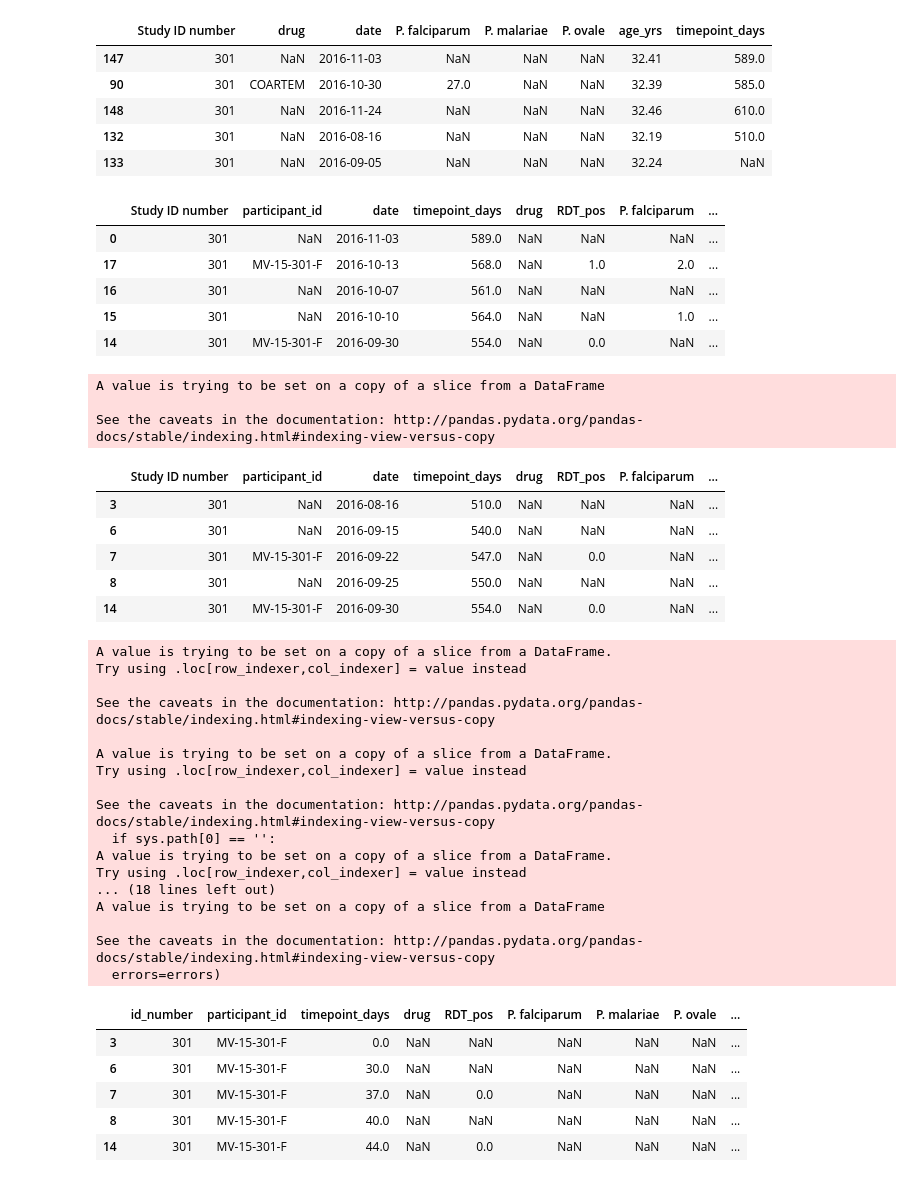
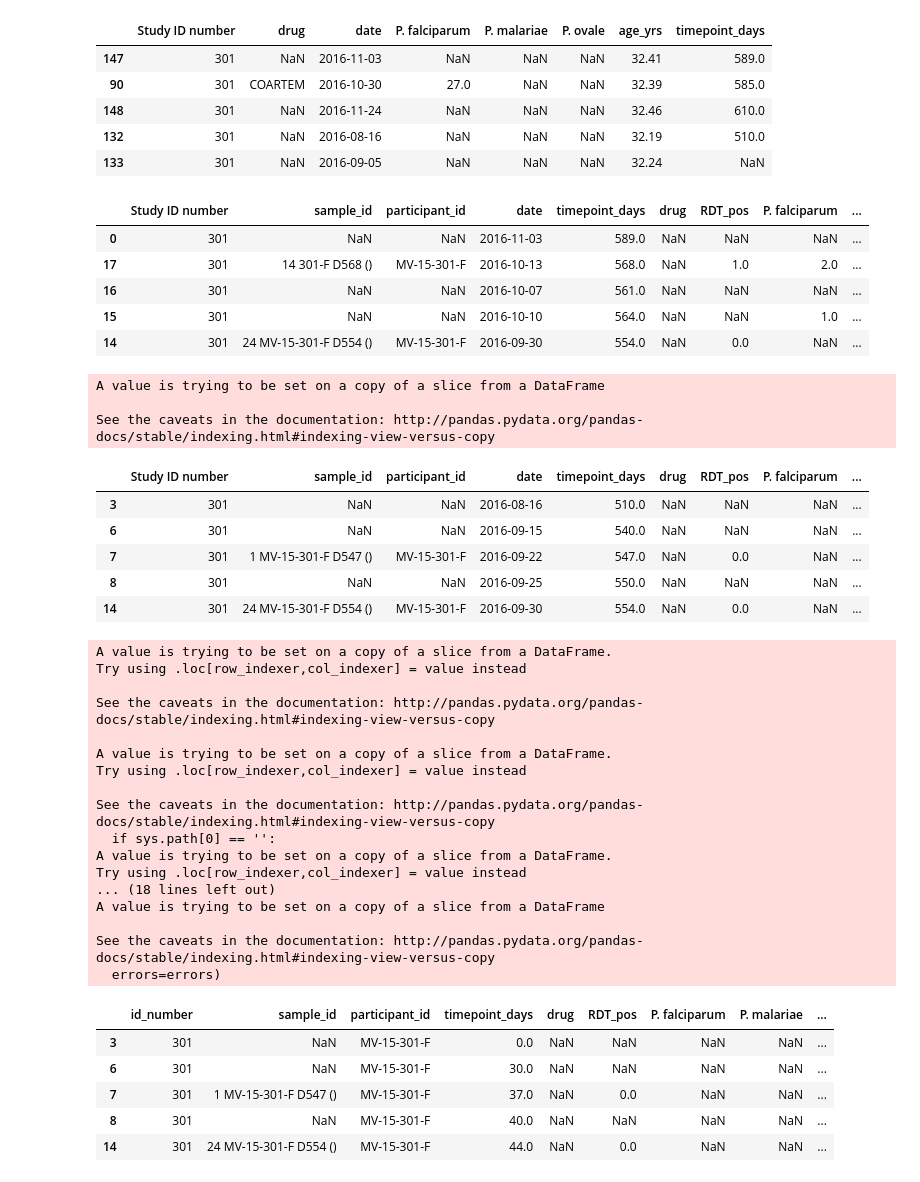
Before and after one commit to MACEPA/DIAMETER, a Jupyter notebook: ipynbs/processing/mali_data_merging.ipynb, the cells around one changed output. Cells and saved outputs as stored; diff of their text form; code cells hidden in the pictures.

```diff
--- a/ipynbs/processing/mali_data_merging.ipynb
+++ b/ipynbs/processing/mali_data_merging.ipynb
@@ -16,7 +16,7 @@ semi_formatted = pd.read_csv('{}/formatted_4plex_NIH_clinical.csv'.format(root_p
 semi_formatted['Study ID number'] = semi_formatted.apply(parse_id, axis=1)
 semi_formatted['timepoint_days'] = semi_formatted['timepoint_days'].apply(int)
 semi_formatted['Study ID number'] = semi_formatted['Study ID number'].apply(int)
-semi_formatted = semi_formatted[['participant_id', 'timepoint_days', 'RDT_pos', 'HRP2_pg_ml',
+semi_formatted = semi_formatted[['sample_id', 'participant_id', 'timepoint_days', 'RDT_pos', 'HRP2_pg_ml',
                                  'LDH_Pan_pg_ml', 'LDH_Pv_pg_ml', 'CRP_ng_ml', 'HRP2_result',
                                  'LDH_Pan_result', 'LDH_Pv_result', 'Study ID number']]
 semi_formatted.head()
@@ -95,20 +95,20 @@ check_combo.head()
 # %%
 all_combo = check_combo.merge(semi_formatted, how='outer',
                               on=['Study ID number', 'timepoint_days'], suffixes=(False, False))
-all_combo = all_combo[['Study ID number', 'participant_id', 'date', 'timepoint_days', 'drug',
+all_combo = all_combo[['Study ID number', 'sample_id', 'participant_id', 'date', 'timepoint_days', 'drug',
                        'RDT_pos', 'P. falciparum', 'P. malariae', 'P. ovale', 'age_yrs',
                        'HRP2_pg_ml', 'LDH_Pan_pg_ml', 'LDH_Pv_pg_ml', 'CRP_ng_ml',
                        'HRP2_result', 'LDH_Pan_result', 'LDH_Pv_result']]
 all_combo.sort_values(['Study ID number'], inplace=True)
 all_combo['date'] = pd.to_datetime(all_combo['date'])
 all_combo.head()
 # %% [output]
-|  | Study ID number | participant_id | date | timepoint_days | drug | RDT_pos | P. falciparum | ... |
-| 0 | 301 | NaN | 2016-11-03 | 589.0 | NaN | NaN | NaN | ... |
-| 17 | 301 | MV-15-301-F | 2016-10-13 | 568.0 | NaN | 1.0 | 2.0 | ... |
-| 16 | 301 | NaN | 2016-10-07 | 561.0 | NaN | NaN | NaN | ... |
-| 15 | 301 | NaN | 2016-10-10 | 564.0 | NaN | NaN | 1.0 | ... |
-| 14 | 301 | MV-15-301-F | 2016-09-30 | 554.0 | NaN | 0.0 | NaN | ... |
+|  | Study ID number | sample_id | participant_id | date | timepoint_days | drug | RDT_pos | P. falciparum | ... |
+| 0 | 301 | NaN | NaN | 2016-11-03 | 589.0 | NaN | NaN | NaN | ... |
+| 17 | 301 | 14 301-F D568 () | MV-15-301-F | 2016-10-13 | 568.0 | NaN | 1.0 | 2.0 | ... |
+| 16 | 301 | NaN | NaN | 2016-10-07 | 561.0 | NaN | NaN | NaN | ... |
+| 15 | 301 | NaN | NaN | 2016-10-10 | 564.0 | NaN | NaN | 1.0 | ... |
+| 14 | 301 | 24 MV-15-301-F D554 () | MV-15-301-F | 2016-09-30 | 554.0 | NaN | 0.0 | NaN | ... |
 # %%
 check = all_combo.loc[all_combo['Study ID number'] == 301]
 check.sort_values('timepoint_days', inplace=True)
@@ -117,12 +117,12 @@ check.head()
 A value is trying to be set on a copy of a slice from a DataFrame
 
 See the caveats in the documentation: http://pandas.pydata.org/pandas-docs/stable/indexing.html#indexing-view-versus-copy
-|  | Study ID number | participant_id | date | timepoint_days | drug | RDT_pos | P. falciparum | ... |
-| 3 | 301 | NaN | 2016-08-16 | 510.0 | NaN | NaN | NaN | ... |
-| 6 | 301 | NaN | 2016-09-15 | 540.0 | NaN | NaN | NaN | ... |
-| 7 | 301 | MV-15-301-F | 2016-09-22 | 547.0 | NaN | 0.0 | NaN | ... |
-| 8 | 301 | NaN | 2016-09-25 | 550.0 | NaN | NaN | NaN | ... |
-| 14 | 301 | MV-15-301-F | 2016-09-30 | 554.0 | NaN | 0.0 | NaN | ... |
+|  | Study ID number | sample_id | participant_id | date | timepoint_days | drug | RDT_pos | P. falciparum | ... |
+| 3 | 301 | NaN | NaN | 2016-08-16 | 510.0 | NaN | NaN | NaN | ... |
+| 6 | 301 | NaN | NaN | 2016-09-15 | 540.0 | NaN | NaN | NaN | ... |
+| 7 | 301 | 1 MV-15-301-F D547 () | MV-15-301-F | 2016-09-22 | 547.0 | NaN | 0.0 | NaN | ... |
+| 8 | 301 | NaN | NaN | 2016-09-25 | 550.0 | NaN | NaN | NaN | ... |
+| 14 | 301 | 24 MV-15-301-F D554 () | MV-15-301-F | 2016-09-30 | 554.0 | NaN | 0.0 | NaN | ... |
 # %%
 rebuilt_df = []
 for sid in all_combo['Study ID number'].unique():
@@ -164,11 +164,11 @@ A value is trying to be set on a copy of a slice from a DataFrame
 
 See the caveats in the documentation: http://pandas.pydata.org/pandas-docs/stable/indexing.html#indexing-view-versus-copy
   errors=errors)
-|  | id_number | participant_id | timepoint_days | drug | RDT_pos | P. falciparum | P. malariae | P. ovale | ... |
-| 3 | 301 | MV-15-301-F | 0.0 | NaN | NaN | NaN | NaN | NaN | ... |
-| 6 | 301 | MV-15-301-F | 30.0 | NaN | NaN | NaN | NaN | NaN | ... |
-| 7 | 301 | MV-15-301-F | 37.0 | NaN | 0.0 | NaN | NaN | NaN | ... |
-| 8 | 301 | MV-15-301-F | 40.0 | NaN | NaN | NaN | NaN | NaN | ... |
-| 14 | 301 | MV-15-301-F | 44.0 | NaN | 0.0 | NaN | NaN | NaN | ... |
+|  | id_number | sample_id | participant_id | timepoint_days | drug | RDT_pos | P. falciparum | P. malariae | ... |
+| 3 | 301 | NaN | MV-15-301-F | 0.0 | NaN | NaN | NaN | NaN | ... |
+| 6 | 301 | NaN | MV-15-301-F | 30.0 | NaN | NaN | NaN | NaN | ... |
+| 7 | 301 | 1 MV-15-301-F D547 () | MV-15-301-F | 37.0 | NaN | 0.0 | NaN | NaN | ... |
+| 8 | 301 | NaN | MV-15-301-F | 40.0 | NaN | NaN | NaN | NaN | ... |
+| 14 | 301 | 24 MV-15-301-F D554 () | MV-15-301-F | 44.0 | NaN | 0.0 | NaN | NaN | ... |
 # %%
 rebuilt_df.to_csv('{}/for_viz.csv'.format(root_path), index=False)
```
Also changed, not shown: parts of 2 cells of this notebook, 4 other files.
